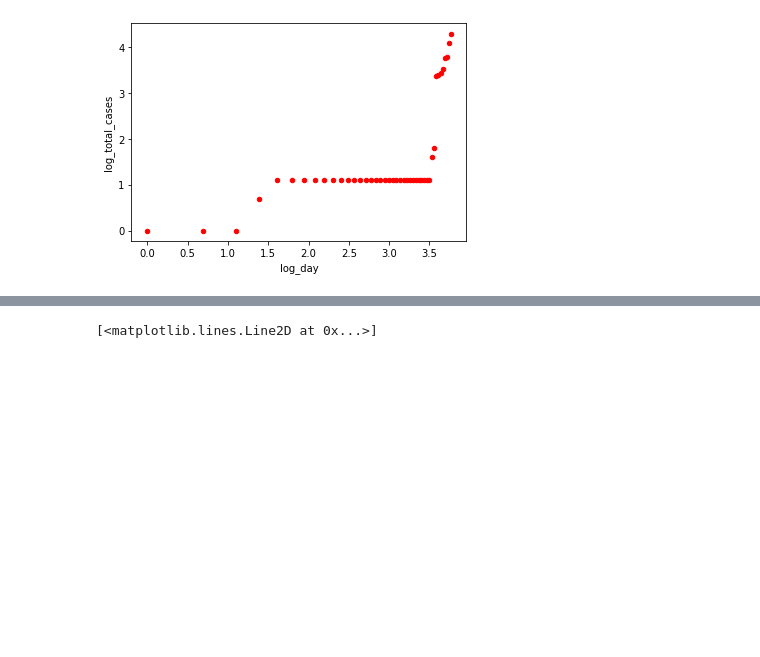
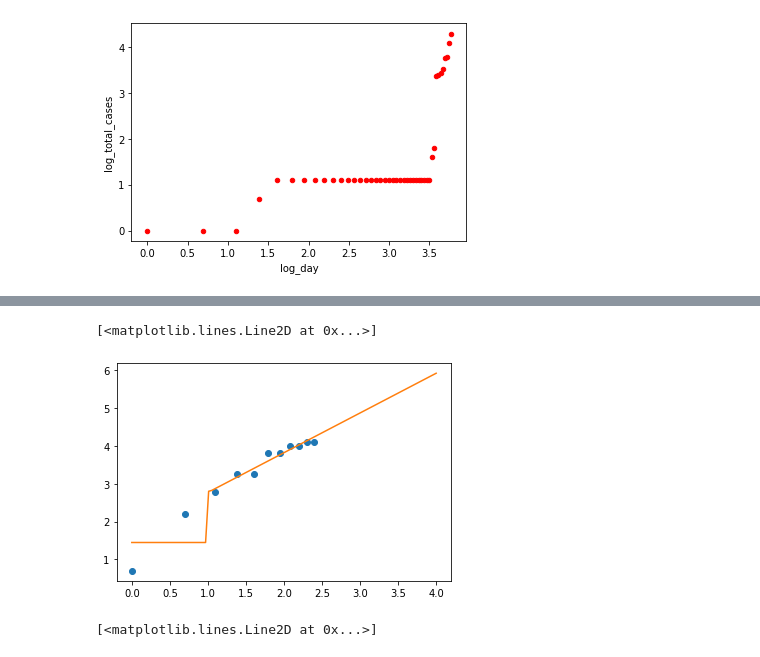
Before and after one commit to rishemjit/COVID_analysis, a Jupyter notebook: Analysis.ipynb, the cells around one changed output, grey strips where cells are left out. Drawn from its saved outputs; the diff is of its cells as text; code cells hidden in the pictures; blank space fills up the shorter version.

```diff
--- a/Analysis.ipynb
+++ b/Analysis.ipynb
@@ -79,3 +99,23 @@ plt.show()
 # %% [output]
 [figure]
 [figure]
+# %%
+from scipy import optimize
+
+def piecewise_linear(x, x0, x1,x2, b1, b2, k0, k2):
+    condlist = [x < x0, (x >= x0) & (x < x1), (x >= x1) & (x < x2), (x >= x2)]
+    funclist = [lambda x: b1,
+#                 lambda x: b1 + k0*(x-x0),
+                lambda x: b1+k0*(x-x0),
+#                 lambda x: b1 + b2 + k1*(x-x1),
+                lambda x: b2 ,
+#                 lambda x: b1 + b2 + k1*(x-x1) + k2*(x-x2)
+                lambda x: b2+k2*(x-x2)
+               ]
+    return np.piecewise(x, condlist, funclist)
+
+s = 'Iceland'
+x  = np.array(dCV_country[s]['log_day'])
+y  = np.array(dCV_country[s]['log_total_cases'])
+p, e = optimize.curve_fit(piecewise_linear, x, y)
+p,e
@@ -82,3 +132,10 @@ plt.show()
+# %%
+xd = np.linspace(0, 4, 100)
+plt.plot(x, y, "o")
+plt.plot(xd, piecewise_linear(xd, *p))
+# %% [output]
+[<matplotlib.lines.Line2D at 0x...>]
+[figure, added]
 # %%
 ## model the rate of growth
 from scipy.stats import powerlaw
```
Also changed, not shown: parts of 3 cells of this notebook.
